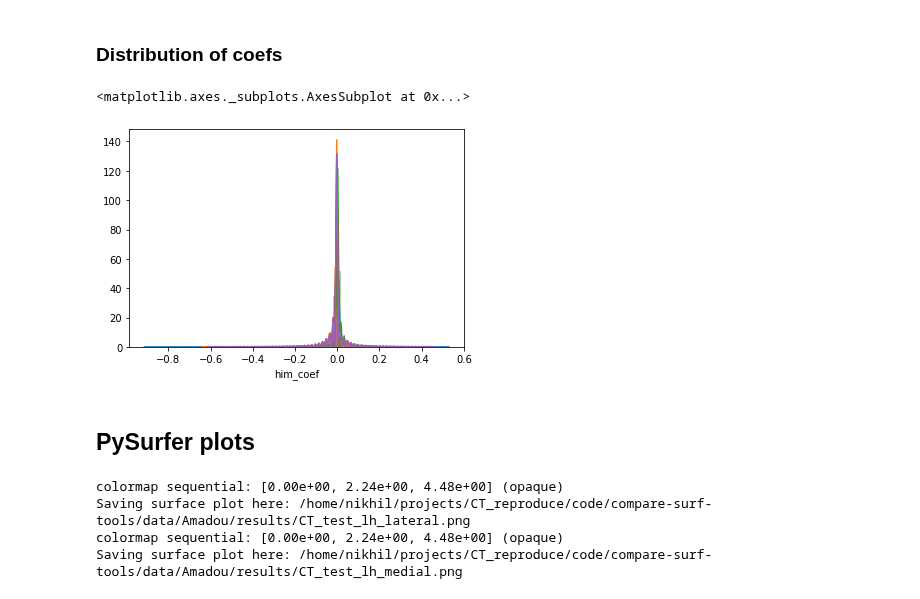
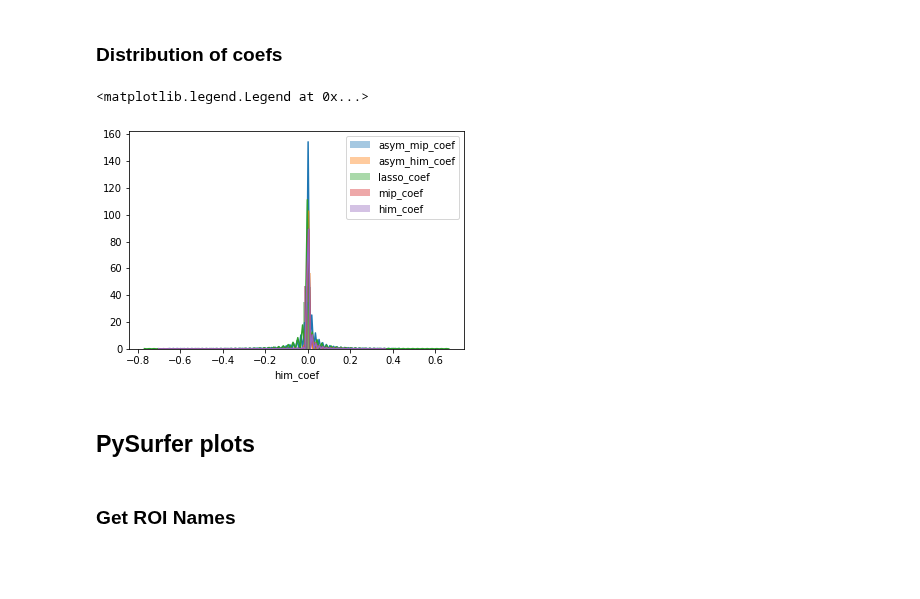
Before and after one commit to neurodatascience/compare-surf-tools, a Jupyter notebook: notebooks/generate_plots_amadou.ipynb, the cells around one changed output. Cells and saved outputs as stored; diff of their text form; code cells hidden in the pictures; blank space fills up the shorter version.

```diff
--- a/notebooks/generate_plots_amadou.ipynb
+++ b/notebooks/generate_plots_amadou.ipynb
@@ -98,14 +74,13 @@ brain_coef.head()
 # %% [markdown]
 ### Distribution of coefs
-# %%
-sns.distplot(brain_coef['lasso_coef'])
-sns.distplot(brain_coef['asym_him_coef'])
-sns.distplot(brain_coef['asym_mip_coef'])
-sns.distplot(brain_coef['mip_coef'])
-sns.distplot(brain_coef['him_coef'])
-# %% [output]
-<matplotlib.axes._subplots.AxesSubplot at 0x...>
-[figure, removed]
+# %%
+for coef_name in coef_names:
+    sns.distplot(brain_coef[coef_name],label=coef_name)
+
+plt.legend()
+# %% [output]
+<matplotlib.legend.Legend at 0x...>
+[figure, added]
 # %% [markdown]
 ## PySurfer plots
 # %%
@@ -136,18 +149,2 @@ def discrete_cmap(N, base_cmap=None):
-# %%
-surf = 'white' #'white' #"inflated"
-subjects_dir = os.environ['SUBJECTS_DIR']
-
-hemis = ['lh']
-views = ['lateral','medial']
-
-cmap = discrete_cmap(10,'YlOrBr') #plt.cmap('hot',10)
-
-for hemi in hemis:
-    for view in views:
-        save_path = results_dir + 'CT_test_{}_{}.png'.format(hemi,view)
-        plot_vertex_maps(mean_thickness, common_space, hemi, surf, view, cmap, save_path)
-# %% [output]
-colormap sequential: [0.00e+00, 2.24e+00, 4.48e+00] (opaque)
-Saving surface plot here: /home/nikhil/projects/CT_reproduce/code/compare-surf-tools/data/Amadou/results/CT_test_lh_lateral.png
-colormap sequential: [0.00e+00, 2.24e+00, 4.48e+00] (opaque)
-Saving surface plot here: /home/nikhil/projects/CT_reproduce/code/compare-surf-tools/data/Amadou/results/CT_test_lh_medial.png
+# %% [markdown]
+### Get ROI Names
```
Also changed, not shown: parts of 13 cells of this notebook, 11 other files.
